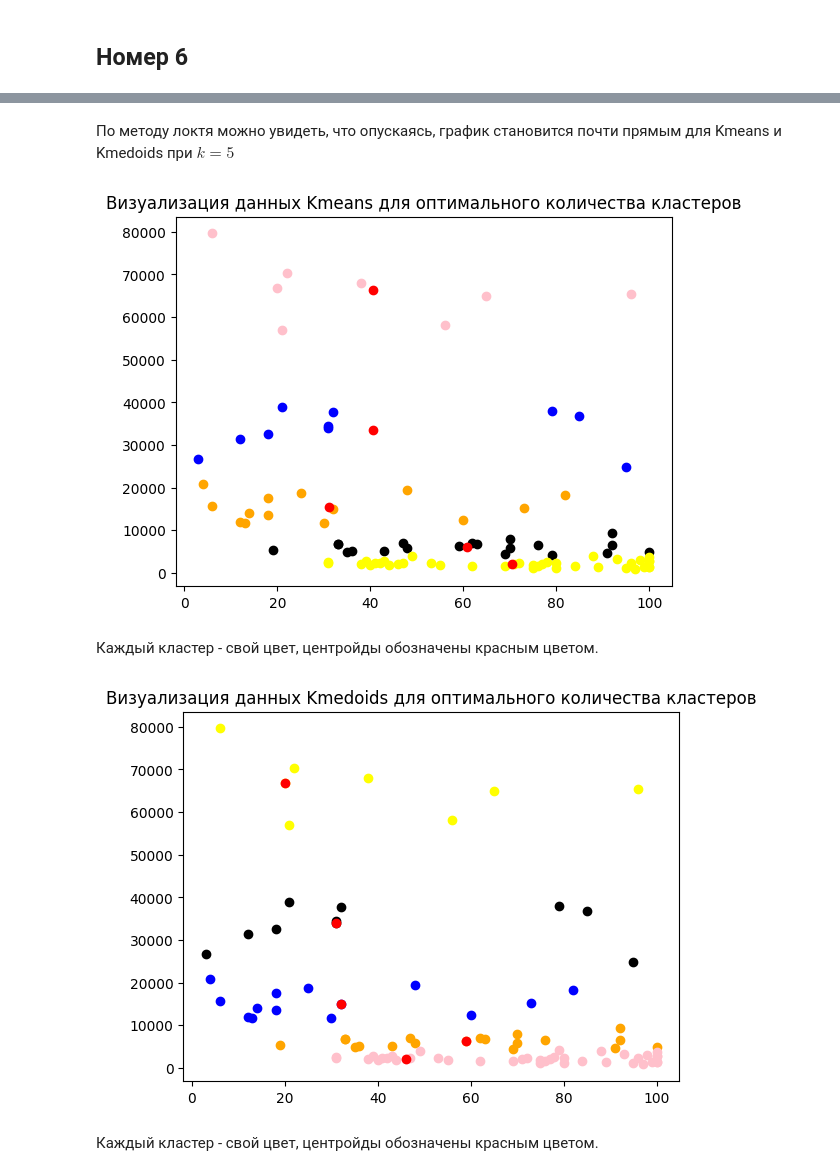
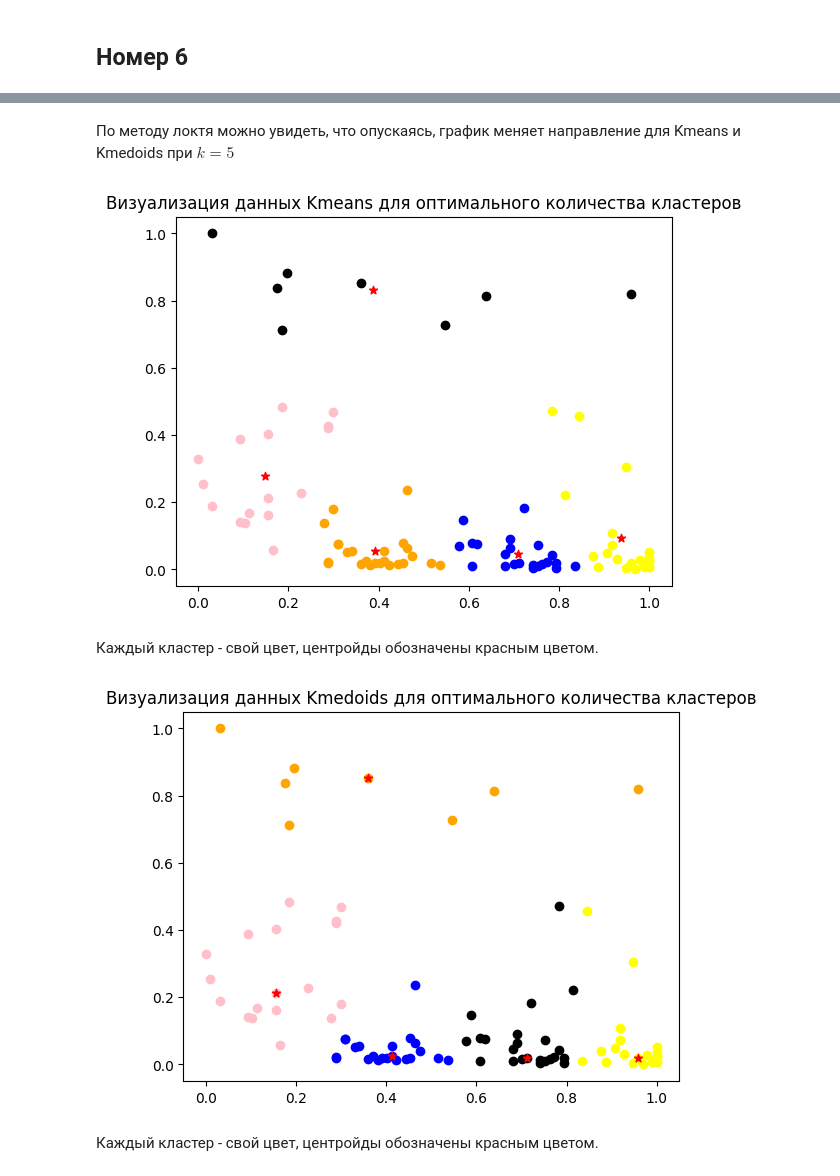
Before and after one commit to the-mvi/stat_an-2022, a Jupyter notebook: 0373_Shiryaev_NA/task3.ipynb, the cells around one changed output, grey strips where cells are left out. Cells and saved outputs as stored; diff of their text form; code cells hidden in the pictures.

```diff
--- a/0373_Shiryaev_NA/task3.ipynb
+++ b/0373_Shiryaev_NA/task3.ipynb
@@ -131,15 +127,15 @@ dataXY = np.array([[csvX[i], csvY[i]] for i in range(len(csvX))])
 # %%
 minimum = min(csvX)
 maximum = max(csvX)
-normX = [(i-minimum)/(maximum - minimum) for i in csvX]
+normX =  [(i-minimum)/(maximum - minimum) for i in csvX]
 minimum = min(csvY)
 maximum = max(csvY)
 normY = [(i-minimum)/(maximum - minimum) for i in csvY]
 
-normXY = [[normX[i], normY[i]] for i in range(len(normX))]
+normXY = np.array([[normX[i], normY[i]] for i in range(len(normX))])
 
 plt.scatter(normX, normY)
 plt.show()
-print("Нормализованные данные принадлежат отрезку [-1, 1]")
+print("Нормализованные данные принадлежат отрезку [0, 1]")
 # %% [output]
 [figure]
@@ -296,7 +293,7 @@ class Kmedoids:
                         self.labels = new_labels
 # %%
 kmd = Kmedoids()
-kmd.basicsM(csvX, dataXY, klust)
+kmd.basicsM(normX, normXY, klust)
 centroidsX = [kmd.centroids[:][i][0] for i in range(len(kmd.centroids))]
 centroidsY = [kmd.centroids[:][i][1] for i in range(len(kmd.centroids))]
 
@@ -305,8 +302,8 @@ colors = ['black', 'yellow', 'blue', 'orange', 'pink', 'green']
 
 def PrintDataN(datasetXY, labels, centersSetX, centersSetY, colorsSet):
     for i in range(len(labels)):
-        plt.scatter(csvX[i], csvY[i], c=colorsSet[labels[i]])
-    plt.scatter(centersSetX, centersSetY, c='r')
+        plt.scatter(normX[i], normY[i], c=colorsSet[labels[i]])
+    plt.scatter(centroidsX, centroidsY, marker = '*', c='r')
     plt.title('Визуализация данных Kmedoids')
     plt.show()
 
@@ -388,44 +385,44 @@ plt.show()
 # %% [markdown]
-По методу локтя можно увидеть, что опускаясь, график становится почти прямым для Kmeans и Kmedoids при $k = 5$
+По методу локтя можно увидеть, что опускаясь, график меняет направление для Kmeans и Kmedoids при $k = 5$
 # %%
 OptimalK = 5
 km = Kmeans()
-km.basics(csvX, dataXY,  0.01, OptimalK)
+km.basics(normX, normXY,  0.01, OptimalK)
 centroids = km.centroids
 
 colors = ['black', 'yellow', 'blue', 'orange', 'pink', 'green']
 
-def PrintData(datasetXY, labels, centers, colorsSet):
+def PrintData(datasetXY, labels, centersSet, colorsSet):
     for i in range(len(labels)):
-        plt.scatter(csvX[i], csvY[i], c=colorsSet[labels[i]])
-    plt.scatter(centers[:, 0], centers[:, 1], c='r')
+        plt.scatter(normX[i], normY[i], c=colorsSet[labels[i]])
+    plt.scatter(centersSet[:, 0], centersSet[:, 1], marker = '*', c='r')
     plt.title("Визуализация данных Kmeans для оптимального количества кластеров")
     plt.show()
 
 PrintData(dataXY, km.labels, centroids, colors)
 # %% [output]
-[figure, old version]
+[figure, new version]
 # %% [markdown]
 Каждый кластер - свой цвет, центройды обозначены красным цветом.
 # %%
 kmdO = Kmedoids()
-kmdO.basicsM(csvX, dataXY, OptimalK)
+kmdO.basicsM(normX, normXY, OptimalK)
 centroidsX = [kmdO.centroids[:][i][0] for i in range(len(kmdO.centroids))]
 centroidsY = [kmdO.centroids[:][i][1] for i in range(len(kmdO.centroids))]
 
 
 colors = ['black', 'yellow', 'blue', 'orange', 'pink', 'green']
 
 def PrintDataN(datasetXY, labels, centersSetX, centersSetY, colorsSet):
     for i in range(len(labels)):
-        plt.scatter(csvX[i], csvY[i], c=colorsSet[labels[i]])
-    plt.scatter(centersSetX, centersSetY, c='r')
+        plt.scatter(normX[i], normY[i], c=colorsSet[labels[i]])
+    plt.scatter(centroidsX, centroidsY, marker = '*', c='r')
     plt.title("Визуализация данных Kmedoids для оптимального количества кластеров")
     plt.show()
 
 PrintDataN(dataXY, kmdO.labels, centroidsX, centroidsY, colors)
 # %% [output]
-[figure, old version]
+[figure, new version]
 # %% [markdown]
 Каждый кластер - свой цвет, центройды обозначены красным цветом.
 # %% [markdown]
```
Also changed, not shown: parts of 13 cells of this notebook.
